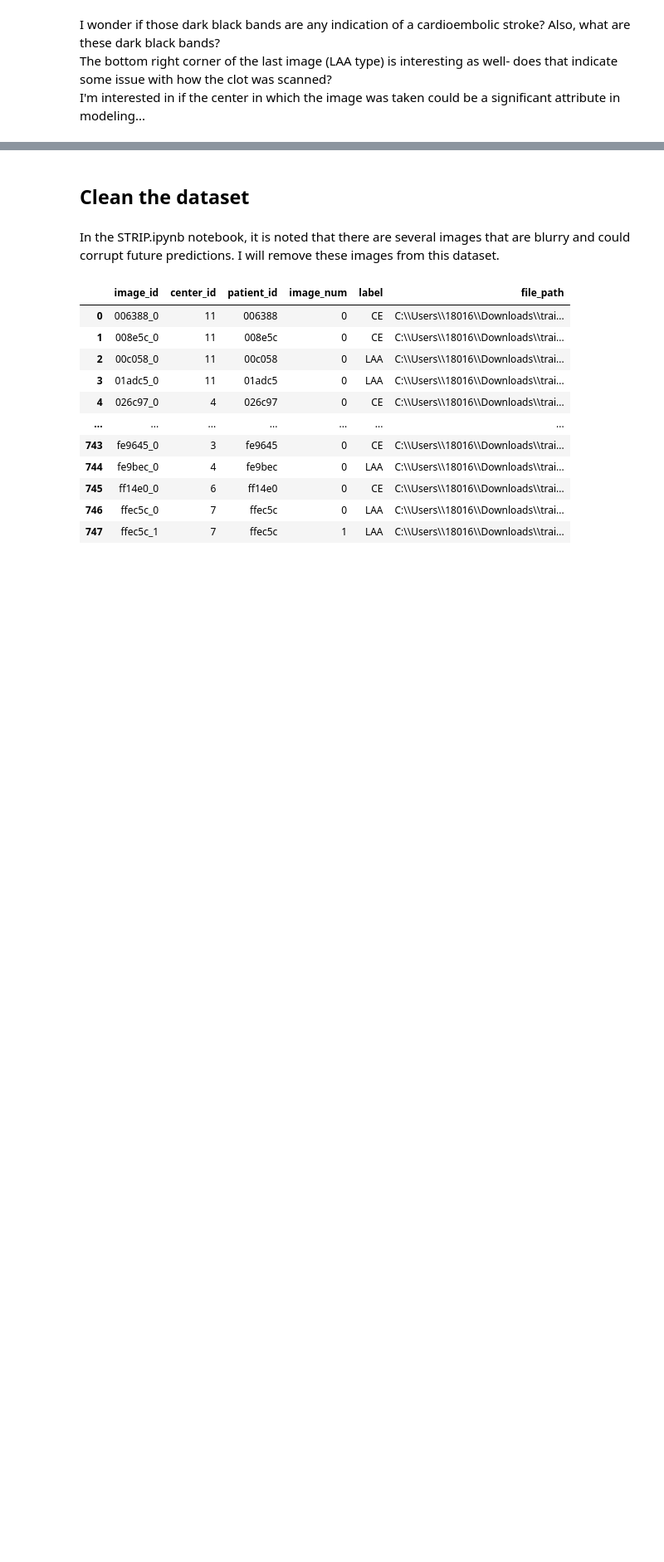
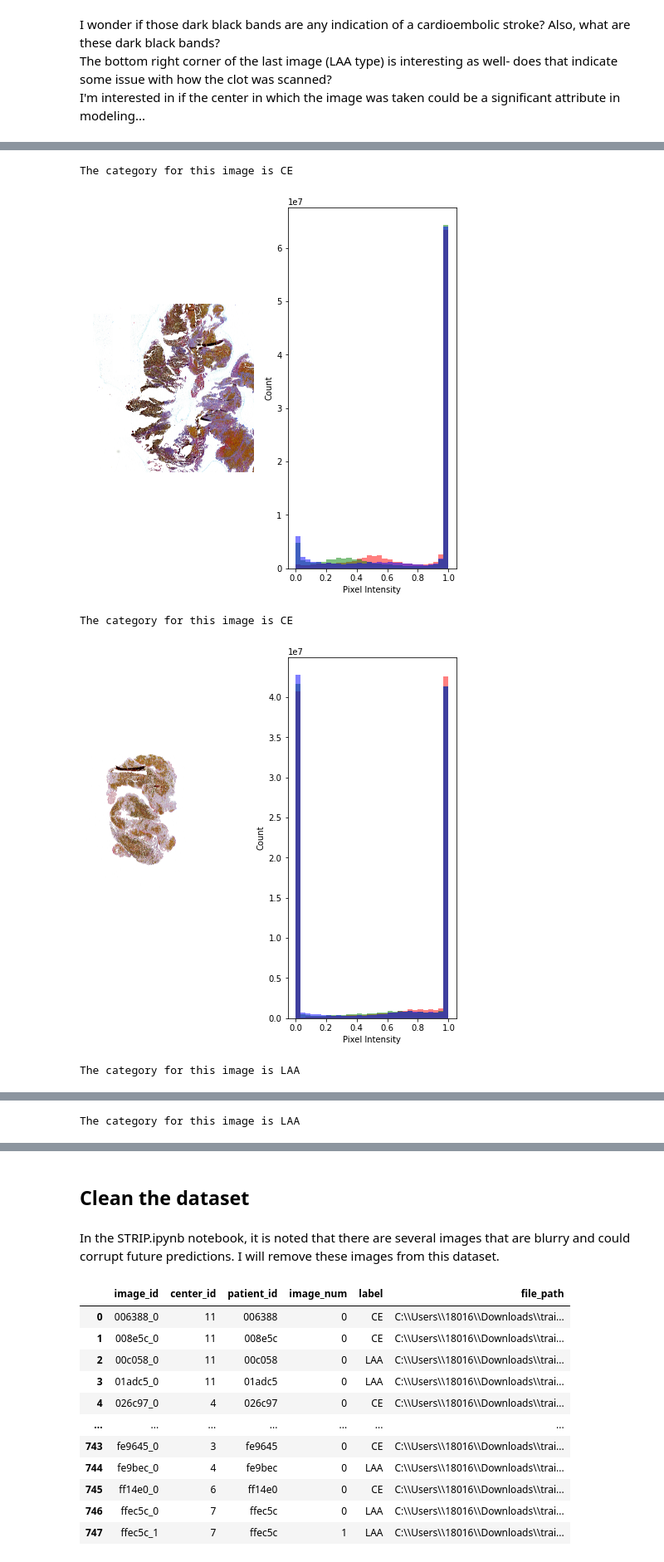
Before and after one commit to samoliver3/capstone-STRIP-AI, a Jupyter notebook: og_data_modeling.ipynb, the cells around one changed output, grey strips where cells are left out. Shown at 83% size. Saved outputs shown, nothing was run; the diff lists cells and outputs as text; code cells hidden in the pictures; blank space fills up the shorter version.

Commit message:
Added exploration of pixel intensity of WholeSlide images. No indicative pattern seems to be present

```diff
--- a/og_data_modeling.ipynb
+++ b/og_data_modeling.ipynb
@@ -160,0 +168,14 @@ I wonder if those dark black bands are any indication of a cardioembolic stroke?
+# %%
+# give the file path and read the image in as OpenSlide object (PIL type)
+# input row number and df where the file path is located
+# df should have row called "file_path" where the image path is located
+
+def read_images(row, df):
+    slide = OpenSlide(df.loc[row, "file_path"])
+    region = (0, 0)
+    size = (10000, 10000)
+    region = slide.read_region(region, 0, size)
+    region = asarray(region)     # convert to array
+    region = np.divide(region, 255)      # normalize
+
+    return region
@@ -160,0 +184,33 @@ I wonder if those dark black bands are any indication of a cardioembolic stroke?
+# %%
+# Create a function that plots pixel intensities
+def plotHistogram(row, df):
+    """
+    Plot histogram of RGB Pixel Intensities
+    """
+    # pass path to read_images to create PIL image
+    a = read_images(row, df)
+    print("The category for the following image is " + df.loc[row, "label"])
+
+    # plot the image alongside the pixel distribution
+    plt.figure(figsize=(8, 8))
+    plt.subplot(1,2,1)
+    plt.imshow(a)
+    plt.axis('off')
+    his = plt.subplot(1,2,2)
+    his.set_ylabel('Count')
+    his.set_xlabel('Pixel Intensity')
+    n_bins = 30
+    plt.hist(a[:,:,0].flatten(), bins= n_bins, lw = 0, color='r', alpha=0.5);
+    plt.hist(a[:,:,1].flatten(), bins= n_bins, lw = 0, color='g', alpha=0.5);
+    plt.hist(a[:,:,2].flatten(), bins= n_bins, lw = 0, color='b', alpha=0.5);
+    plt.show()
+# %%
+# Show image and histogram of pixel intensities
+for i in range(5):
+    plotHistogram(i, sample_train)
+# %% [output]
+The category for this image is CE
+[figure, added]
+The category for this image is CE
+[figure, added]
+The category for this image is LAA
@@ -160,0 +218 @@ I wonder if those dark black bands are any indication of a cardioembolic stroke?
+The category for this image is LAA
```
Also changed, not shown: parts of 7 cells of this notebook.
